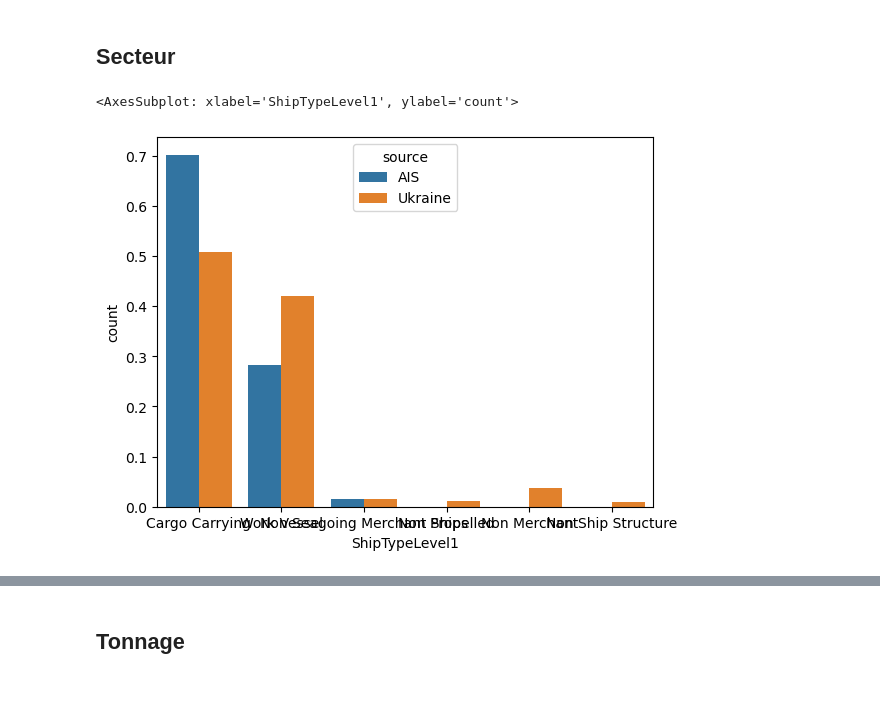
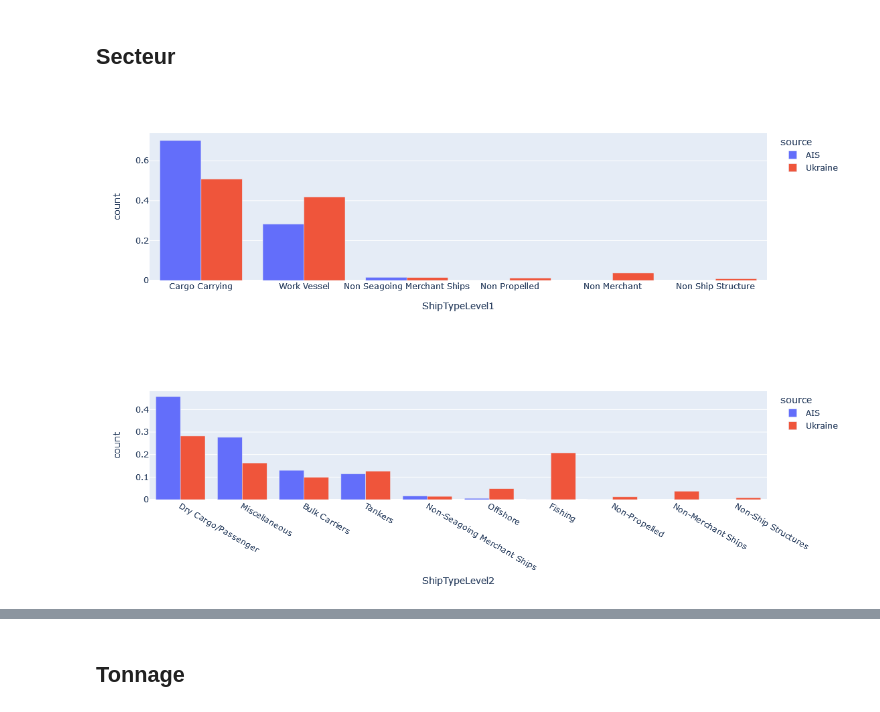
Before and after one commit to InseeFrLab/hackathon-un-2022, a Jupyter notebook: notebooks/analyze_ihs.ipynb, the cells around one changed output, grey strips where cells are left out. Cells and saved outputs as stored; diff of their text form; code cells hidden in the pictures.

```diff
--- a/notebooks/analyze_ihs.ipynb
+++ b/notebooks/analyze_ihs.ipynb
@@ -165,18 +167,30 @@ Bateaux médian dans AIS plus gros mais beaucoup moins de gros bateaux (probable
 # %%
 x = AIS_enriched.value_counts("ShipTypeLevel1", normalize = True)
 y = ship_data_enriched.value_counts("ShipTypeLevel1", normalize = True)
 
 
-#import seaborn as sns
-#cm = sns.light_palette("green", as_cmap=True)
-
 temp = pd.concat(
-    [x.reset_index().assign(source="AIS"),y.reset_index().assign(source="Ukraine")]
+    [x.reset_index().assign(source="AIS"),
+     y.reset_index().assign(source="Ukraine")]
 )
 temp = temp.rename({0: "count"}, axis = 1)
 
-sns.barplot(data=temp, x = "ShipTypeLevel1", y = "count", hue = "source")
-#temp = temp.loc[temp['GrossTonnage'] > 0]
+fig = px.bar(temp, x='ShipTypeLevel1', y='count', color = "source", barmode='group')
+fig.show()
 # %% [output]
-<AxesSubplot: xlabel='ShipTypeLevel1', ylabel='count'>
-[figure, old version]
+[figure, new version]
+# %%
+x = AIS_enriched.value_counts("ShipTypeLevel2", normalize = True)
+y = ship_data_enriched.value_counts("ShipTypeLevel2", normalize = True)
+
+
+temp = pd.concat(
+    [x.reset_index().assign(source="AIS"),
+     y.reset_index().assign(source="Ukraine")]
+)
+temp = temp.rename({0: "count"}, axis = 1)
+
+fig = px.bar(temp, x='ShipTypeLevel2', y='count', color = "source", barmode='group')
+fig.show()
+# %% [output]
+[figure, added]
```
Also changed, not shown: parts of 3 cells of this notebook.
